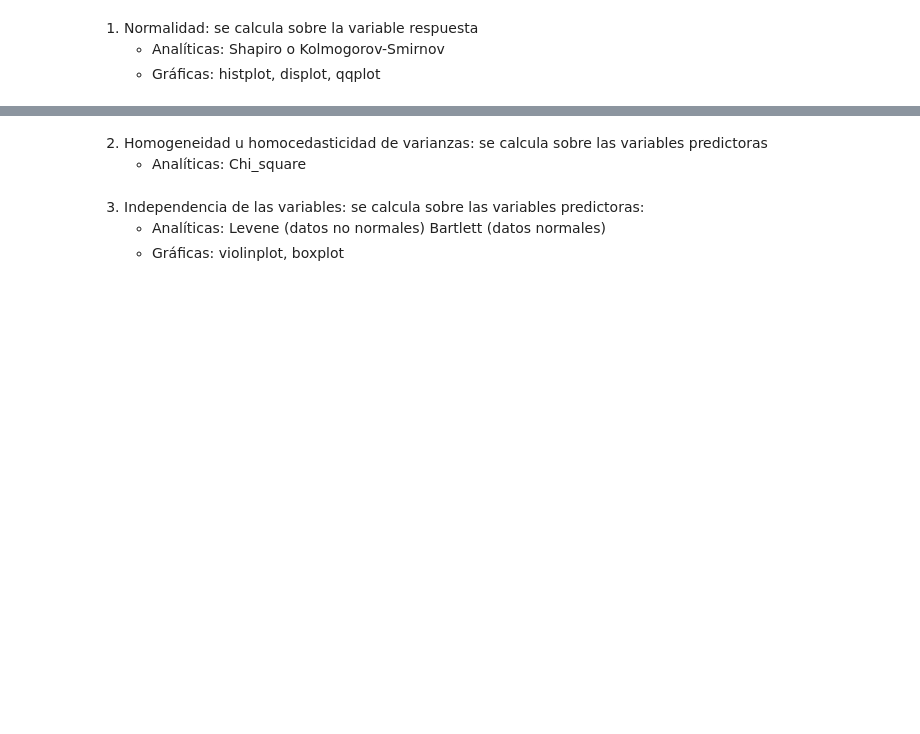
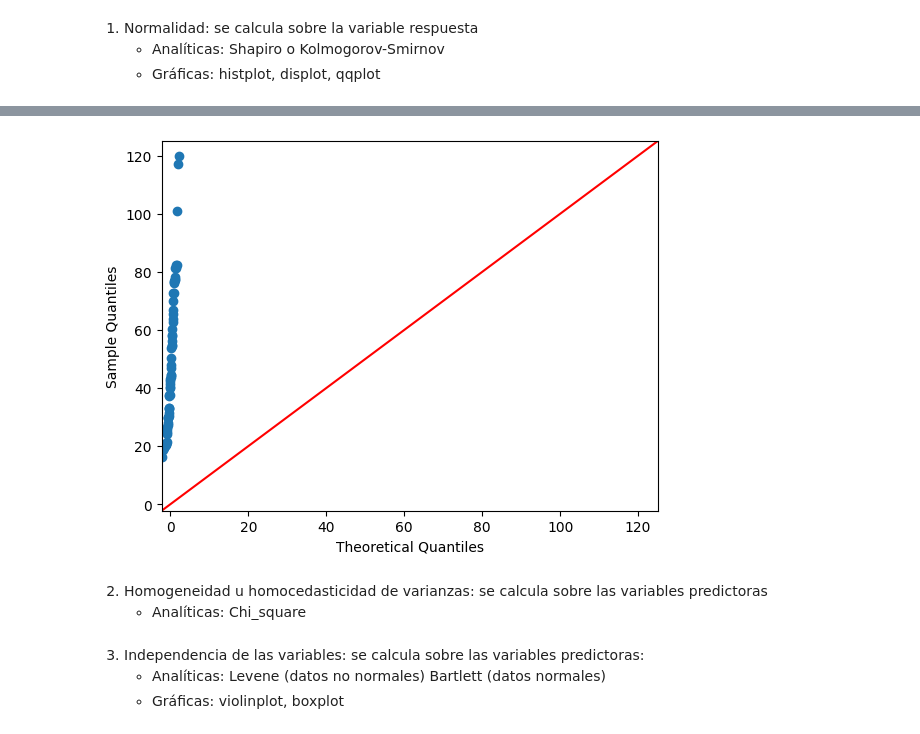
Before and after one commit to Adalab/promo-d-da-modulo3-sprint1-laura-maitane, a Jupyter notebook: regresion-lineal/reg-lin-4-asunciones.ipynb, the cells around one changed output, grey strips where cells are left out. Cells and saved outputs as stored; diff of their text form; code cells hidden in the pictures; blank space fills up the shorter version.

```diff
--- a/regresion-lineal/reg-lin-4-asunciones.ipynb
+++ b/regresion-lineal/reg-lin-4-asunciones.ipynb
@@ -37,3 +81,7 @@ pd.options.display.max_columns = None
+# %%
+sm.qqplot(df['restaurant_price_index'], line ='45');
+# %% [output]
+[figure, added]
 # %% [markdown]
 2. Homogeneidad u homocedasticidad de varianzas: se calcula sobre las variables predictoras
    - Analíticas: Chi_square
```
Also changed, not shown: parts of 6 cells of this notebook, 3 other files.
